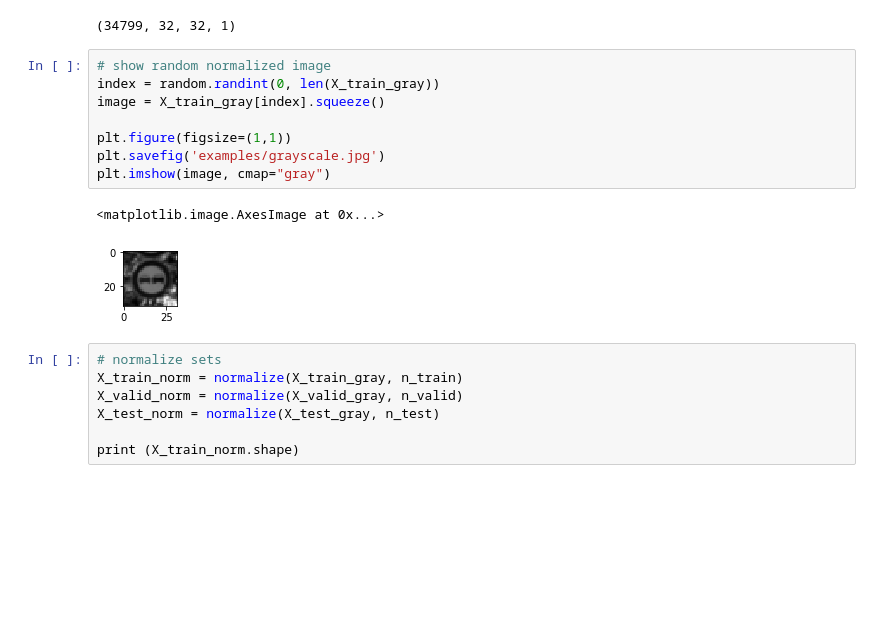
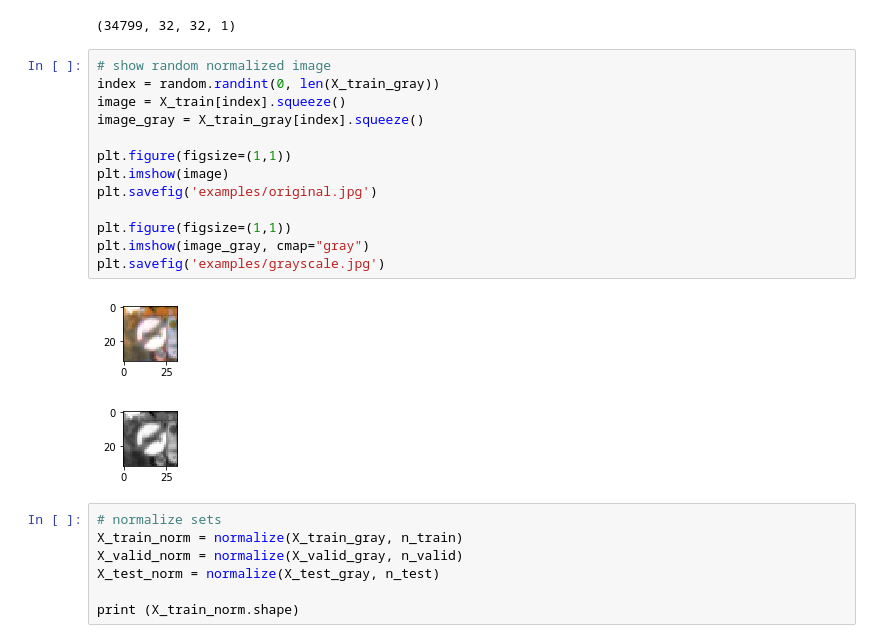
Before and after one commit to mathiasvkaiz/sdcnd-traffic-sign-classifier-p2, a Jupyter notebook: Traffic_Sign_Classifier.ipynb, the cells around one changed output. Cells and saved outputs as stored; diff of their text form; blank space fills up the shorter version.

```diff
--- a/Traffic_Sign_Classifier.ipynb
+++ b/Traffic_Sign_Classifier.ipynb
@@ -204,14 +204,19 @@ print (X_train_gray.shape)
 # %%
 # show random normalized image
 index = random.randint(0, len(X_train_gray))
-image = X_train_gray[index].squeeze()
+image = X_train[index].squeeze()
+image_gray = X_train_gray[index].squeeze()
 
 plt.figure(figsize=(1,1))
+plt.imshow(image)
+plt.savefig('examples/original.jpg')
+
+plt.figure(figsize=(1,1))
+plt.imshow(image_gray, cmap="gray")
 plt.savefig('examples/grayscale.jpg')
-plt.imshow(image, cmap="gray")
 # %% [output]
-<matplotlib.image.AxesImage at 0x...>
-[figure, old version]
+[figure, new version]
+[figure, added]
 # %%
 # normalize sets
 X_train_norm = normalize(X_train_gray, n_train)
```
Also changed, not shown: parts of 8 cells of this notebook.
